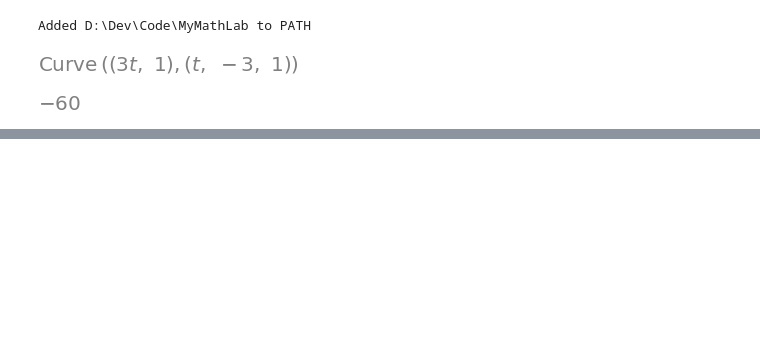
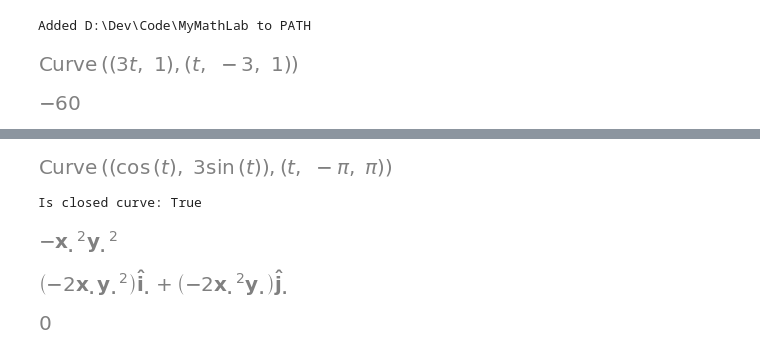
Before and after one commit to jet-c-21/MyMathLab, a Jupyter notebook: MultivarCal/15. Line integrals in vector fields.ipynb, the cells around one changed output, grey strips where cells are left out. Cells and saved outputs as stored; diff of their text form; code cells hidden in the pictures; blank space fills up the shorter version.

```diff
--- a/MultivarCal/15. Line integrals in vector fields.ipynb
+++ b/MultivarCal/15. Line integrals in vector fields.ipynb
@@ -30,7 +31,7 @@ C = CoordSys3D('.')
 curve = sp.Curve((3*t, 1), (t, -3, 1))
 curve
 
-f = (-5)*C.i + (y*sp.sin(x))*C.j
+f = (-5)*C.i + (C.y*sp.sin(C.x))*C.j
 vector_integrate(f, curve)
 # %% [output]
 [figure]
@@ -51,0 +78,21 @@ sp.vector.vector_integrate(f, curve)
+# %%
+C = CoordSys3D('.')
+
+curve = sp.Curve(( sp.cos(t), 3*sp.sin(t) ), (t, -sp.pi, sp.pi))
+curve
+
+print(f"Is closed curve: {is_closed_curve(curve)}")
+
+phi = -C.x**2 * C.y**2
+phi
+
+phi_grad = gradient(phi)
+phi_grad
+
+vector_integrate(phi_grad, curve)
+# %% [output]
+[figure, added]
+Is closed curve: True
+[figure, added]
+[figure, added]
+[figure, added]
```
Also changed, not shown: parts of 6 cells of this notebook, 5 other files.
